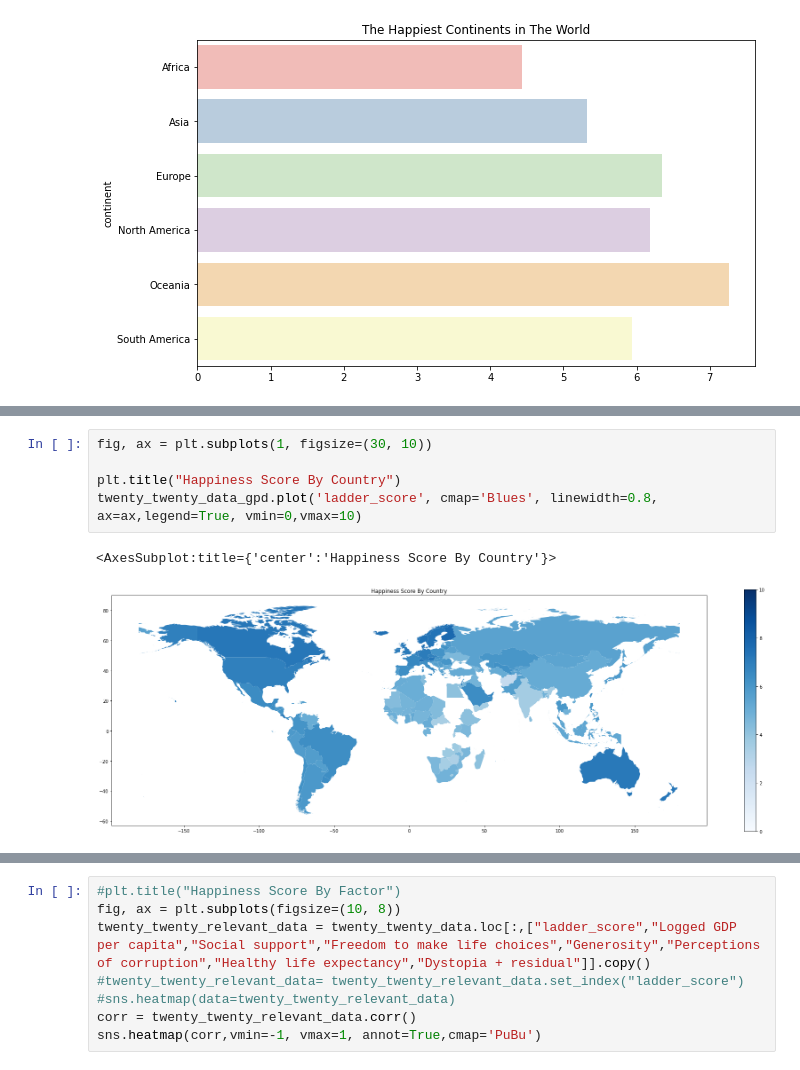
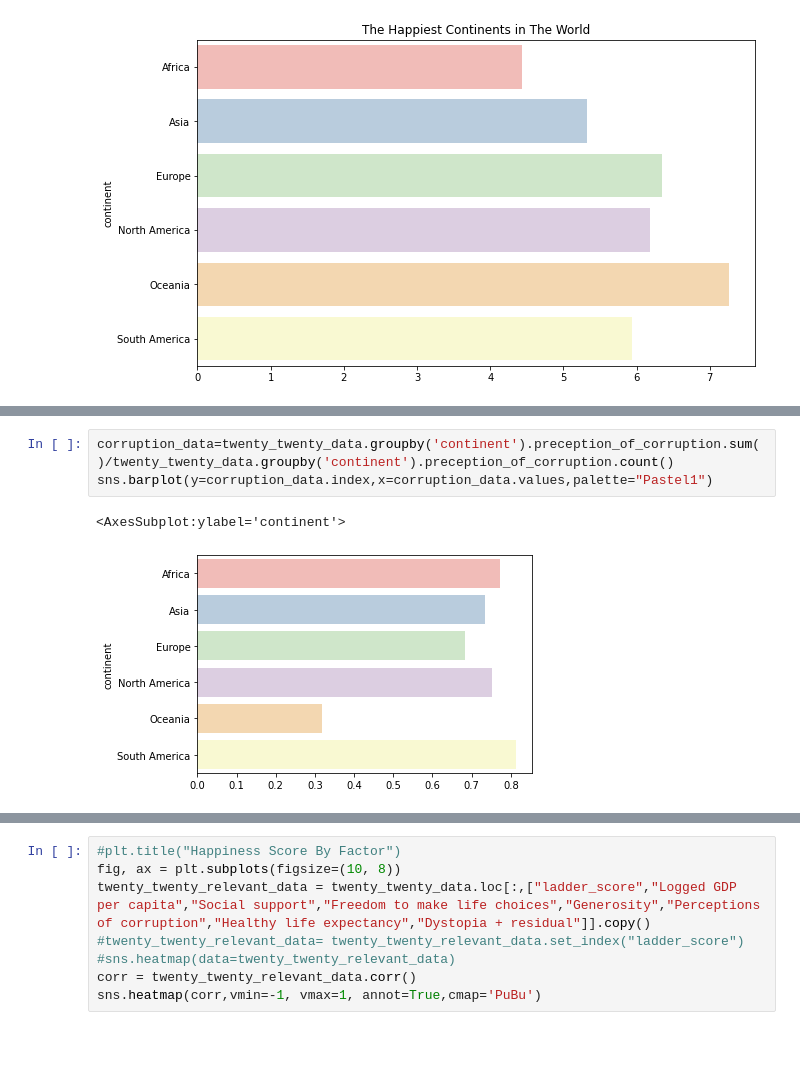
Before and after one commit to ruwanidealwis/thePursuitOfHappiness, a Jupyter notebook: worldHappiness.ipynb, the cells around one changed output, grey strips where cells are left out. Saved outputs shown, nothing was run; the diff lists cells and outputs as text; blank space fills up the shorter version.

```diff
--- a/worldHappiness.ipynb
+++ b/worldHappiness.ipynb
@@ -155,8 +141,6 @@ sns.barplot(y=data.index,x=data.values,palette="Pastel1")
-# %%
-fig, ax = plt.subplots(1, figsize=(30, 10))
-
-plt.title("Happiness Score By Country")
-twenty_twenty_data_gpd.plot('ladder_score', cmap='Blues', linewidth=0.8, ax=ax,legend=True, vmin=0,vmax=10)
-# %% [output]
-<AxesSubplot:title={'center':'Happiness Score By Country'}>
-[figure, removed]
+# %%
+corruption_data=twenty_twenty_data.groupby('continent').preception_of_corruption.sum()/twenty_twenty_data.groupby('continent').preception_of_corruption.count()
+sns.barplot(y=corruption_data.index,x=corruption_data.values,palette="Pastel1")
+# %% [output]
+<AxesSubplot:ylabel='continent'>
+[figure, added]
```
Also changed, not shown: parts of 17 cells of this notebook.
